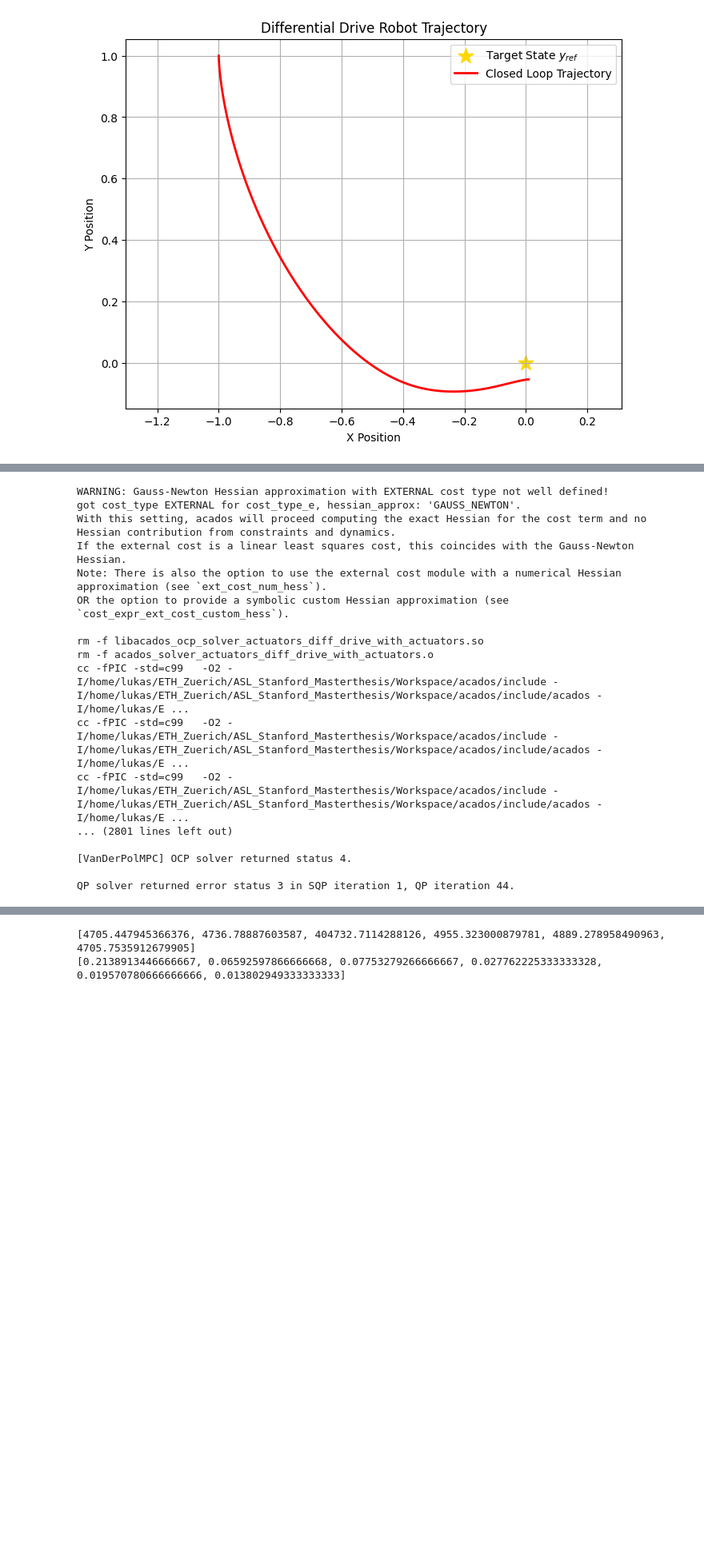
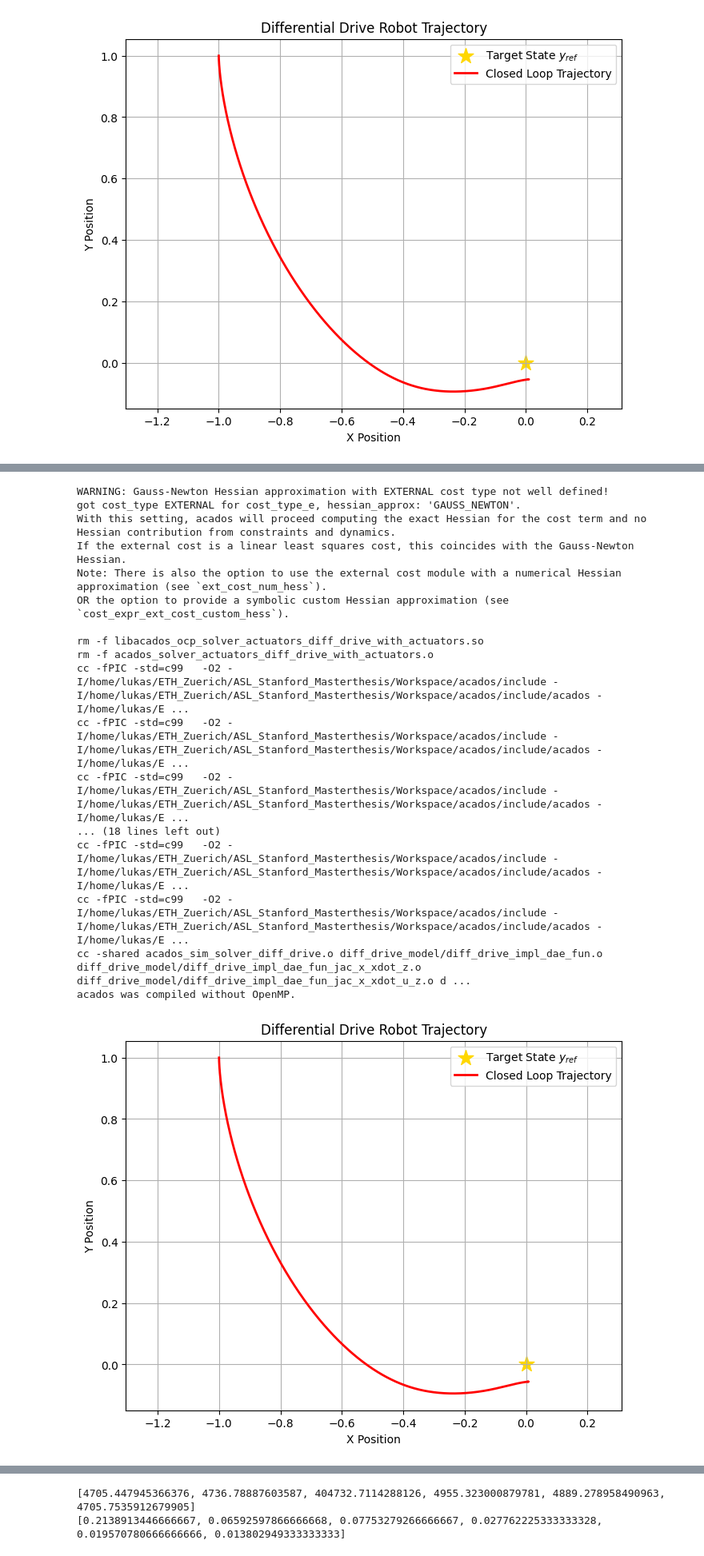
Before and after one commit to l-m-schroth/multi_fidelity_MPC_slow_fast, a Jupyter notebook: diff_drive/Differential_drive_problem.ipynb, the cells around one changed output, grey strips where cells are left out. Shown at 80% size. Saved outputs shown, nothing was run; the diff lists cells and outputs as text; code cells hidden in the pictures; blank space fills up the shorter version.

```diff
--- a/diff_drive/Differential_drive_problem.ipynb
+++ b/diff_drive/Differential_drive_problem.ipynb
@@ -170,8 +170,8 @@ mpc_opts_baseline.switch_stage = N+1
 mpc_opts_baseline.integrator_type = "IRK"
 mpc_baseline = DifferentialDriveMPC(mpc_opts_baseline)
 
-x_traj, u_traj, stage_costs, solve_times = simulate_closed_loop(X0, mpc_baseline, duration, sim_solver=sim_solver, control_step=control_step)
-plot_diff_drive_trajectory(np.zeros(2), mpc=mpc_baseline, closed_loop_traj=x_traj)
+x_traj_0, u_traj_0, stage_costs, solve_times = simulate_closed_loop(X0, mpc_baseline, duration, sim_solver=sim_solver, control_step=control_step)
+plot_diff_drive_trajectory(np.zeros(2), mpc=mpc_baseline, closed_loop_traj=x_traj_0)
 mean_costs.append(np.mean(stage_costs))
 mean_solve_times.append(np.mean(solve_times))
 
@@ -198,17 +198,17 @@ cc -shared acados_sim_solver_diff_drive.o diff_drive_model/diff_drive_impl_dae_f
 acados was compiled without OpenMP.
 [figure]
 # %%
-### 1) Larger step size ###
+### 1) Myopic Exact model MPC ###
 mpc_opts_1 = DifferentialDriveMPCOptions()
 N = 250
 mpc_opts_1.N = N
-mpc_opts_1.step_sizes = [4*dt_inital_mpc]*N
+mpc_opts_1.step_sizes = [dt_inital_mpc]*N
 mpc_opts_1.switch_stage = N+1
 mpc_opts_1.integrator_type = "IRK"
 mpc_1 = DifferentialDriveMPC(mpc_opts_1)
 
-x_traj, u_traj, stage_costs, solve_times = simulate_closed_loop(X0, mpc_1, duration, sim_solver=sim_solver, control_step=4*control_step)
-plot_diff_drive_trajectory(np.zeros(2), mpc=mpc_1, closed_loop_traj=x_traj)
+x_traj_1, u_traj_1, stage_costs, solve_times = simulate_closed_loop(X0, mpc_1, duration, sim_solver=sim_solver, control_step=control_step)
+plot_diff_drive_trajectory(np.zeros(2), mpc=mpc_1, closed_loop_traj=x_traj_1)
 mean_costs.append(np.mean(stage_costs))
 mean_solve_times.append(np.mean(solve_times))
 
@@ -237,36 +237,37 @@ acados was compiled without OpenMP.
 # %%
-### 2) ERK usage ###
+### 2) Larger step size ###
 mpc_opts_2 = DifferentialDriveMPCOptions()
-N = 1000
+N = 250
 mpc_opts_2.N = N
-mpc_opts_2.step_sizes = [dt_inital_mpc]*N
+mpc_opts_2.step_sizes = [4*dt_inital_mpc]*N
 mpc_opts_2.switch_stage = N+1
-mpc_opts_2.integrator_type = "ERK"
+mpc_opts_2.integrator_type = "IRK"
 mpc_2 = DifferentialDriveMPC(mpc_opts_2)
 
-x_traj, u_traj, stage_costs, solve_times = simulate_closed_loop(X0, mpc_2, duration, sim_solver=sim_solver, control_step=control_step)
-plot_diff_drive_trajectory(np.zeros(2), mpc=mpc_2, closed_loop_traj=x_traj)
+x_traj_1, u_traj_1, stage_costs, solve_times = simulate_closed_loop(X0, mpc_2, duration, sim_solver=sim_solver, control_step=2*control_step)
+plot_diff_drive_trajectory(np.zeros(2), mpc=mpc_2, closed_loop_traj=x_traj_1)
 mean_costs.append(np.mean(stage_costs))
 mean_solve_times.append(np.mean(solve_times))
 
 del mpc_2
 gc.collect()
 shutil.rmtree('c_generated_code', ignore_errors=True)
 # %% [output]
 WARNING: Gauss-Newton Hessian approximation with EXTERNAL cost type not well defined!
 got cost_type EXTERNAL for cost_type_e, hessian_approx: 'GAUSS_NEWTON'.
 With this setting, acados will proceed computing the exact Hessian for the cost term and no Hessian contribution from constraints and dynamics.
 If the external cost is a linear least squares cost, this coincides with the Gauss-Newton Hessian.
 Note: There is also the option to use the external cost module with a numerical Hessian approximation (see `ext_cost_num_hess`).
 OR the option to provide a symbolic custom Hessian approximation (see `cost_expr_ext_cost_custom_hess`).
 
 rm -f libacados_ocp_solver_actuators_diff_drive_with_actuators.so
 rm -f acados_solver_actuators_diff_drive_with_actuators.o
 cc -fPIC -std=c99   -O2 -I/home/lukas/ETH_Zuerich/ASL_Stanford_Masterthesis/Workspace/acados/include -I/home/lukas/ETH_Zuerich/ASL_Stanford_Masterthesis/Workspace/acados/include/acados -I/home/lukas/E ...
 cc -fPIC -std=c99   -O2 -I/home/lukas/ETH_Zuerich/ASL_Stanford_Masterthesis/Workspace/acados/include -I/home/lukas/ETH_Zuerich/ASL_Stanford_Masterthesis/Workspace/acados/include/acados -I/home/lukas/E ...
 cc -fPIC -std=c99   -O2 -I/home/lukas/ETH_Zuerich/ASL_Stanford_Masterthesis/Workspace/acados/include -I/home/lukas/ETH_Zuerich/ASL_Stanford_Masterthesis/Workspace/acados/include/acados -I/home/lukas/E ...
-... (2801 lines left out)
-
-[VanDerPolMPC] OCP solver returned status 4.
-
-QP solver returned error status 3 in SQP iteration 1, QP iteration 44.
+... (18 lines left out)
+cc -fPIC -std=c99   -O2 -I/home/lukas/ETH_Zuerich/ASL_Stanford_Masterthesis/Workspace/acados/include -I/home/lukas/ETH_Zuerich/ASL_Stanford_Masterthesis/Workspace/acados/include/acados -I/home/lukas/E ...
+cc -fPIC -std=c99   -O2 -I/home/lukas/ETH_Zuerich/ASL_Stanford_Masterthesis/Workspace/acados/include -I/home/lukas/ETH_Zuerich/ASL_Stanford_Masterthesis/Workspace/acados/include/acados -I/home/lukas/E ...
+cc -shared acados_sim_solver_diff_drive.o diff_drive_model/diff_drive_impl_dae_fun.o diff_drive_model/diff_drive_impl_dae_fun_jac_x_xdot_z.o diff_drive_model/diff_drive_impl_dae_fun_jac_x_xdot_u_z.o d ...
+acados was compiled without OpenMP.
+[figure, added]
```
Also changed, not shown: parts of 7 cells of this notebook, 1 other file.
